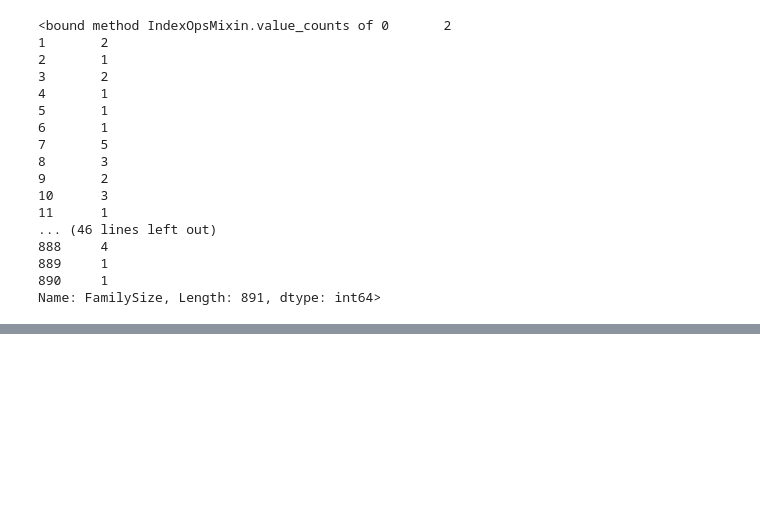
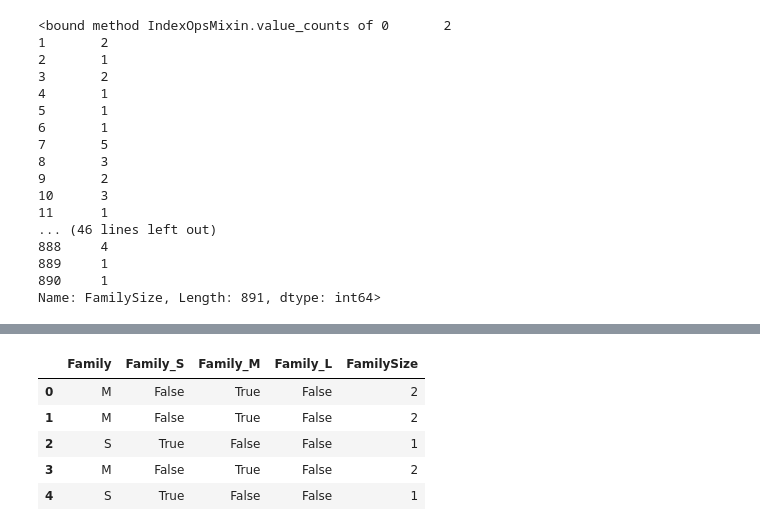
Before and after one commit to seoyeongsong/Titanic, a Jupyter notebook: Decision Tree.ipynb, the cells around one changed output, grey strips where cells are left out. Cells and saved outputs as stored; diff of their text form; code cells hidden in the pictures; blank space fills up the shorter version.

```diff
--- a/Decision Tree.ipynb
+++ b/Decision Tree.ipynb
@@ -215,0 +234,9 @@ Name: FamilySize, Length: 891, dtype: int64>
+# %%
+train[['Family', 'Family_S', 'Family_M', 'Family_L', 'FamilySize']].head()
+# %% [output]
+|  | Family | Family_S | Family_M | Family_L | FamilySize |
+| 0 | M | False | True | False | 2 |
+| 1 | M | False | True | False | 2 |
+| 2 | S | True | False | False | 1 |
+| 3 | M | False | True | False | 2 |
+| 4 | S | True | False | False | 1 |
```
Also changed, not shown: parts of 27 cells of this notebook, 1 other file.
